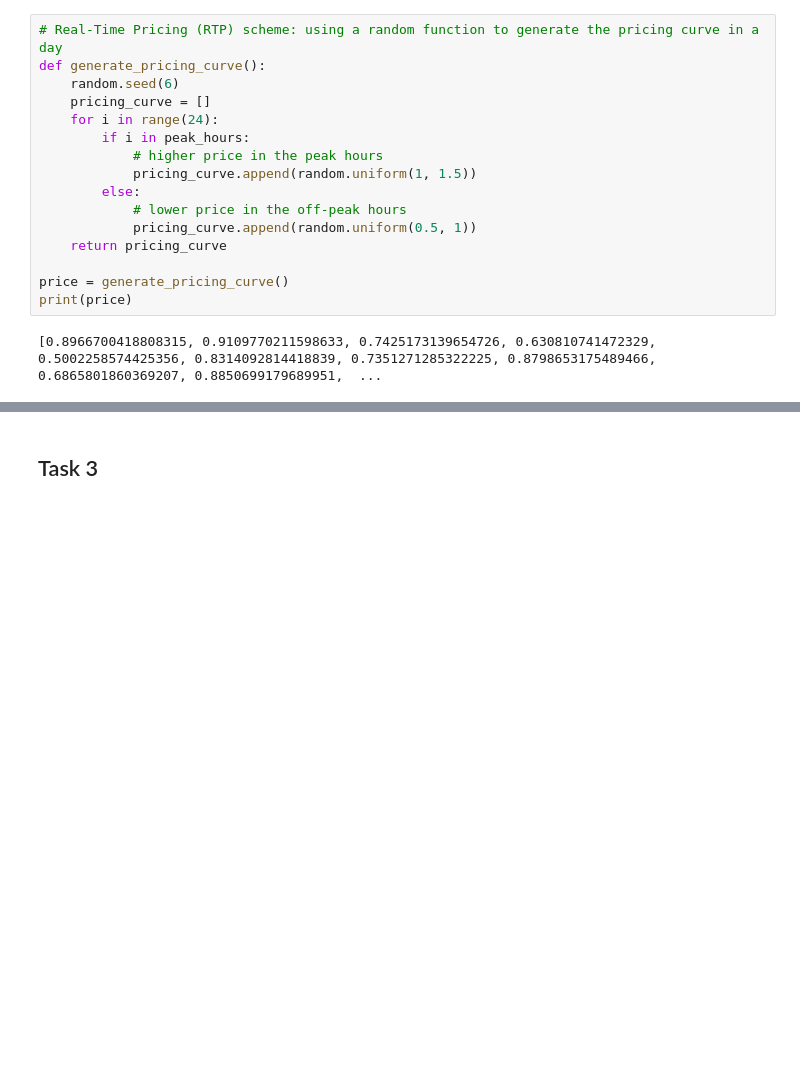
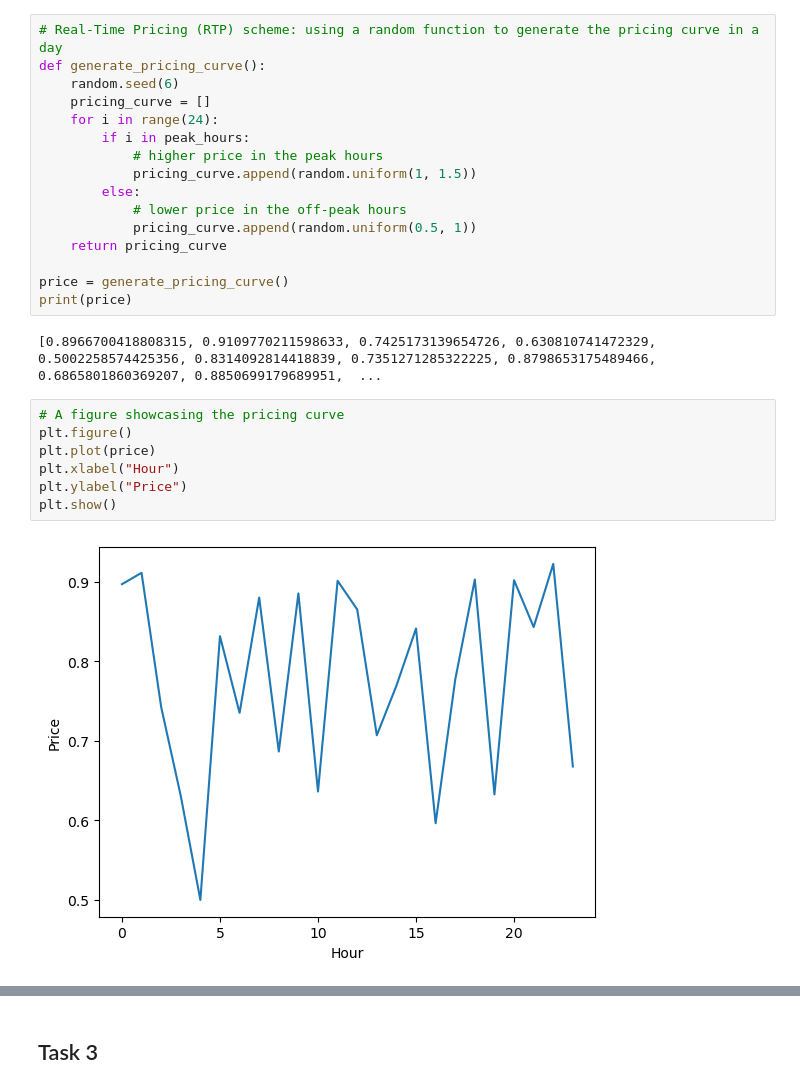
Before and after one commit to danny1401/Assignment-1, a Jupyter notebook: assignment 1.ipynb, the cells around one changed output, grey strips where cells are left out. Cells and saved outputs as stored; diff of their text form; blank space fills up the shorter version.

Commit message:
matplot diagram

```diff
--- a/assignment 1.ipynb
+++ b/assignment 1.ipynb
@@ -39,6 +39,15 @@ price = generate_pricing_curve()
 print(price)
 # %% [output]
 [0.8966700418808315, 0.9109770211598633, 0.7425173139654726, 0.630810741472329, 0.5002258574425356, 0.8314092814418839, 0.7351271285322225, 0.8798653175489466, 0.6865801860369207, 0.8850699179689951,  ...
+# %%
+# A figure showcasing the pricing curve
+plt.figure()
+plt.plot(price)
+plt.xlabel("Hour")
+plt.ylabel("Price")
+plt.show()
+# %% [output]
+[figure, added]
 # %%
 # Write a program in order to minimize energy cost
 c = price
```
Also changed, not shown: parts of 7 cells of this notebook.
